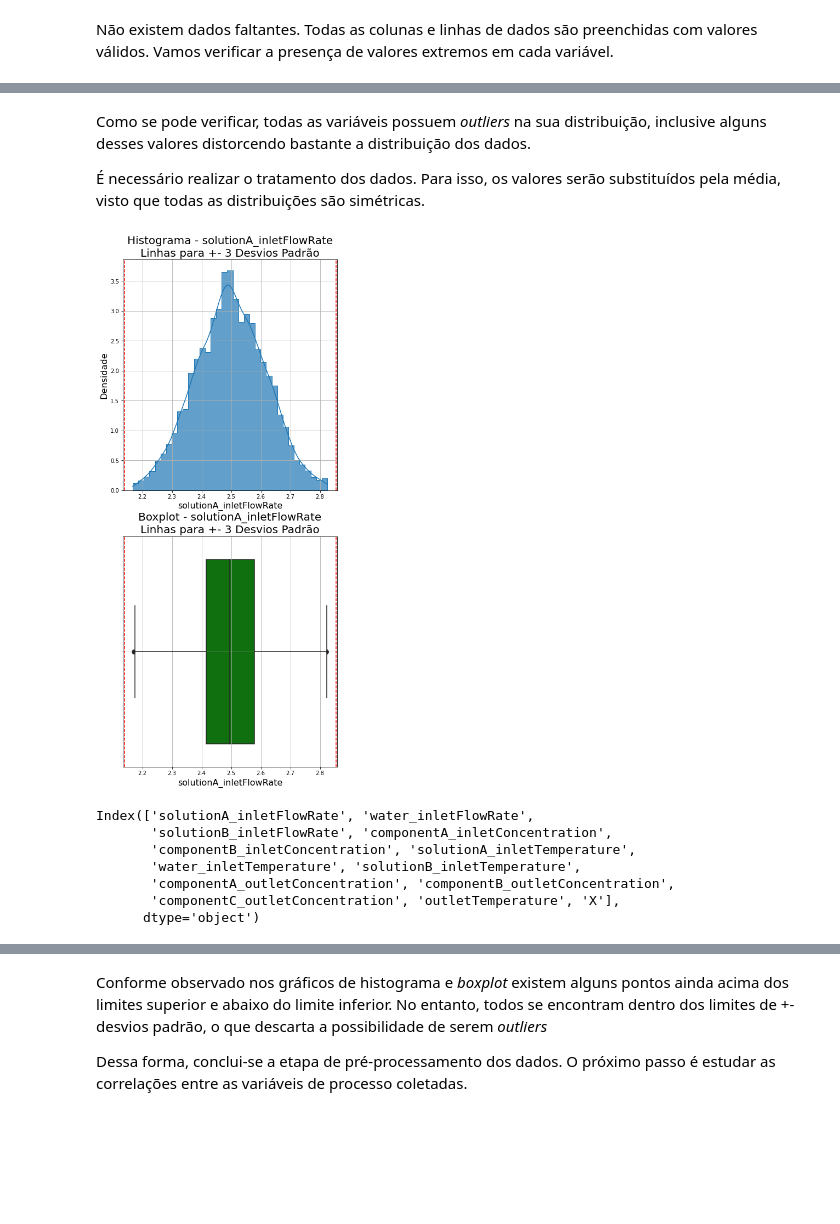
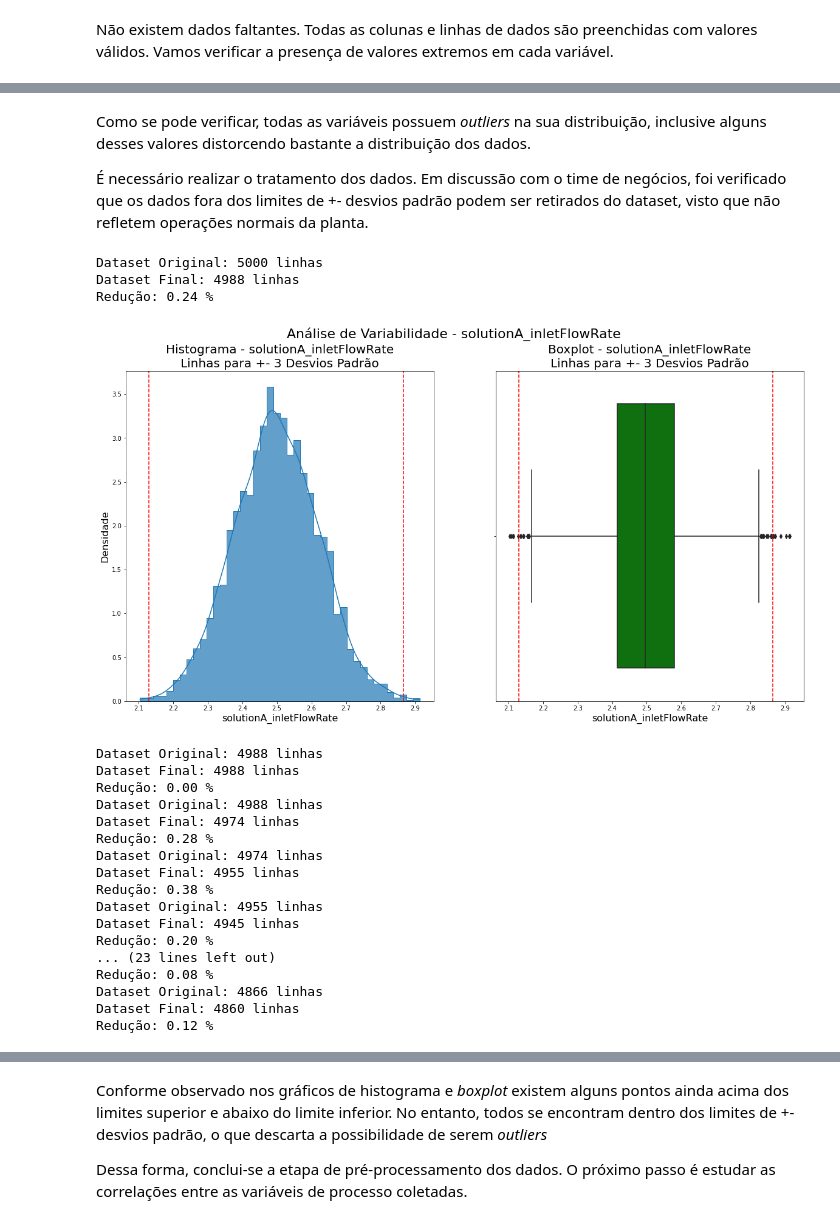
Before and after one commit to IAugustoMZ/anomaly_detection, a Jupyter notebook: Monitoramento de Qualidade de Processo.ipynb, the cells around one changed output, grey strips where cells are left out. Saved outputs shown, nothing was run; the diff lists cells and outputs as text; code cells hidden in the pictures; blank space fills up the shorter version.

```diff
--- a/Monitoramento de Qualidade de Processo.ipynb
+++ b/Monitoramento de Qualidade de Processo.ipynb
@@ -289,46 +302,65 @@ hist_boxplot(data, var_name)
 # %% [markdown]
 Como se pode verificar, todas as variáveis possuem *outliers* na sua distribuição, inclusive alguns desses valores distorcendo bastante a distribuição dos dados.
 
-É necessário realizar o tratamento dos dados. Para isso, os valores serão substituídos pela média, visto que todas as distribuições são simétricas.
+É necessário realizar o tratamento dos dados. Em discussão com o time de negócios, foi verificado que os dados fora dos limites de +- desvios padrão podem ser retirados do dataset, visto que não refletem operações normais da planta.
-# %%
-def data_treatment(data, var_name):
-  # identificando os limites superior e inferior da coluna desejada
-  serie = data[var_name]
-
-  # calculando os quartis
-  q1 = np.quantile(serie, 0.25)
-  q3 = np.quantile(serie, 0.75)
-
-  # intervalo interquartílico
-  iqr = q3 - q1
-
-  # calculo dos limites máximo e mínimo
-  lim_sup = q3 + (1.5*iqr)
-  lim_inf = q1 - (1.5*iqr)
-
-  # corrigindo os valores outlier com a média da coluna
-  data[var_name].loc[(data[var_name] > lim_sup) | (data[var_name] < lim_inf)] = data[var_name].median()
+# %%
+def data_treatment(data, var_name):
+
+  # identificando calculando os parâmetros necessários para eliminação de dados
+  avg = data[var_name].mean()
+  sd = data[var_name].std()
+
+  # calculando limites superior e inferior
+  sup = avg + 3*sd
+  inf = avg - 3*sd
+
+  # contagem da quantidade original de linhas
+  n_before = data.shape[0]
+
+  # eliminação de dados
+  data = data.loc[(data[var_name] >= inf) & (data[var_name] <= sup)]
+
+  # contagem da quantidade final de linhas
+  n_after = data.shape[0]
+
+  print('Dataset Original: %d linhas'%n_before)
+  print('Dataset Final: %d linhas'%n_after)
+  print('Redução: %.2f %%'%((n_before-n_after)*100/n_before))
+
+  return data
 # %%
 var_name = data.columns[0]
-data_treatment(data, var_name)
+data_t = data_treatment(data, var_name)
 hist_boxplot(data, var_name)
 # %% [output]
+Dataset Original: 5000 linhas
+Dataset Final: 4988 linhas
+Redução: 0.24 %
-[figure, old version]
+[figure, new version]
 # %%
 # uma vez testada, a função pode ser aplicada para todas as outras colunas da base de dados
 columns_list = data.columns
-print(columns_list)
 
 for column in columns_list:
-  data_treatment(data, column)
+  data_t = data_treatment(data_t, column)
 # %% [output]
-Index(['solutionA_inletFlowRate', 'water_inletFlowRate',
-       'solutionB_inletFlowRate', 'componentA_inletConcentration',
-       'componentB_inletConcentration', 'solutionA_inletTemperature',
-       'water_inletTemperature', 'solutionB_inletTemperature',
-       'componentA_outletConcentration', 'componentB_outletConcentration',
-       'componentC_outletConcentration', 'outletTemperature', 'X'],
-      dtype='object')
+Dataset Original: 4988 linhas
+Dataset Final: 4988 linhas
+Redução: 0.00 %
+Dataset Original: 4988 linhas
+Dataset Final: 4974 linhas
+Redução: 0.28 %
+Dataset Original: 4974 linhas
+Dataset Final: 4955 linhas
+Redução: 0.38 %
+Dataset Original: 4955 linhas
+Dataset Final: 4945 linhas
+Redução: 0.20 %
+... (23 lines left out)
+Redução: 0.08 %
+Dataset Original: 4866 linhas
+Dataset Final: 4860 linhas
+Redução: 0.12 %
 # %%
 # checando as modificações
 for column in columns_list:
```
Also changed, not shown: parts of 44 cells of this notebook.
